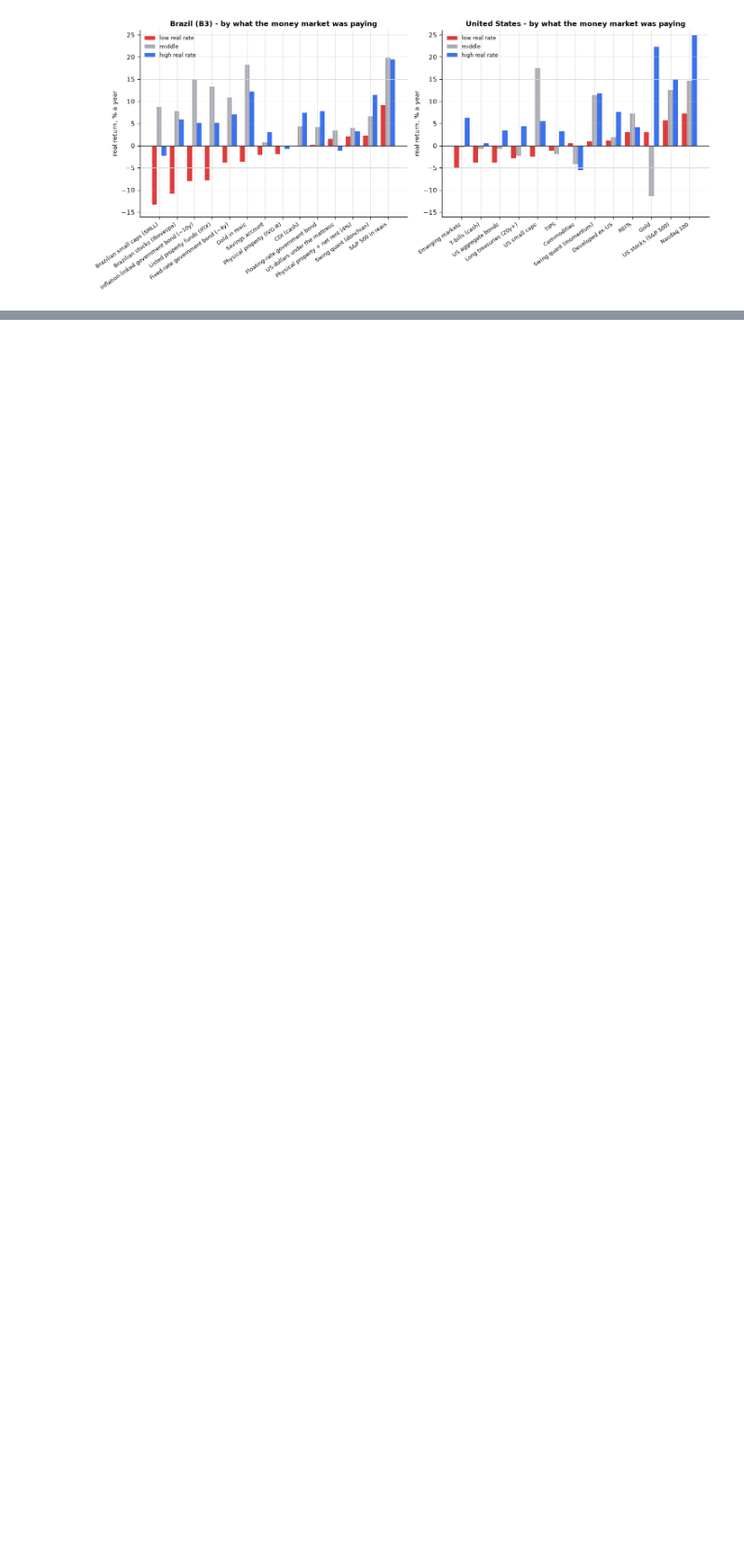
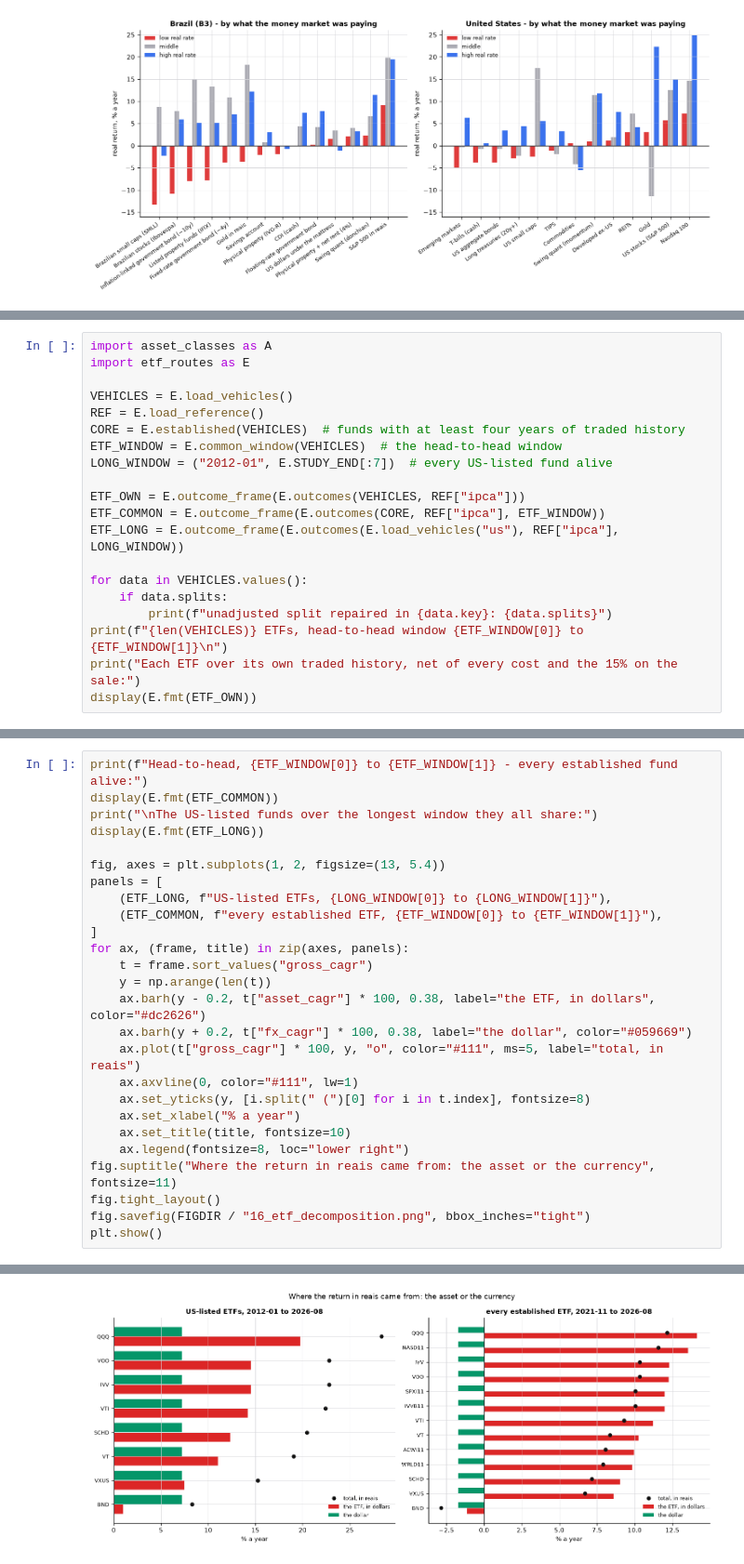
Before and after one commit to jeffev/swing-quant, a Jupyter notebook: notebooks/swing_vs_investing.ipynb, the cells around one changed output, grey strips where cells are left out. Shown at 93% size. Drawn from its saved outputs; the diff is of its cells as text; blank space fills up the shorter version.

```diff
--- a/notebooks/swing_vs_investing.ipynb
+++ b/notebooks/swing_vs_investing.ipynb
@@ -1588,0 +1613,20 @@ plt.show()
+# %%
+import asset_classes as A
+import etf_routes as E
+
+VEHICLES = E.load_vehicles()
+REF = E.load_reference()
+CORE = E.established(VEHICLES)  # funds with at least four years of traded history
+ETF_WINDOW = E.common_window(VEHICLES)  # the head-to-head window
+LONG_WINDOW = ("2012-01", E.STUDY_END[:7])  # every US-listed fund alive
+
+ETF_OWN = E.outcome_frame(E.outcomes(VEHICLES, REF["ipca"]))
+ETF_COMMON = E.outcome_frame(E.outcomes(CORE, REF["ipca"], ETF_WINDOW))
+ETF_LONG = E.outcome_frame(E.outcomes(E.load_vehicles("us"), REF["ipca"], LONG_WINDOW))
+
+for data in VEHICLES.values():
+    if data.splits:
+        print(f"unadjusted split repaired in {data.key}: {data.splits}")
+print(f"{len(VEHICLES)} ETFs, head-to-head window {ETF_WINDOW[0]} to {ETF_WINDOW[1]}\n")
+print("Each ETF over its own traded history, net of every cost and the 15% on the sale:")
+display(E.fmt(ETF_OWN))
@@ -1588,0 +1662,27 @@ plt.show()
+# %%
+print(f"Head-to-head, {ETF_WINDOW[0]} to {ETF_WINDOW[1]} - every established fund alive:")
+display(E.fmt(ETF_COMMON))
+print("\nThe US-listed funds over the longest window they all share:")
+display(E.fmt(ETF_LONG))
+
+fig, axes = plt.subplots(1, 2, figsize=(13, 5.4))
+panels = [
+    (ETF_LONG, f"US-listed ETFs, {LONG_WINDOW[0]} to {LONG_WINDOW[1]}"),
+    (ETF_COMMON, f"every established ETF, {ETF_WINDOW[0]} to {ETF_WINDOW[1]}"),
+]
+for ax, (frame, title) in zip(axes, panels):
+    t = frame.sort_values("gross_cagr")
+    y = np.arange(len(t))
+    ax.barh(y - 0.2, t["asset_cagr"] * 100, 0.38, label="the ETF, in dollars", color="#dc2626")
+    ax.barh(y + 0.2, t["fx_cagr"] * 100, 0.38, label="the dollar", color="#059669")
+    ax.plot(t["gross_cagr"] * 100, y, "o", color="#111", ms=5, label="total, in reais")
+    ax.axvline(0, color="#111", lw=1)
+    ax.set_yticks(y, [i.split(" (")[0] for i in t.index], fontsize=8)
+    ax.set_xlabel("% a year")
+    ax.set_title(title, fontsize=10)
+    ax.legend(fontsize=8, loc="lower right")
+fig.suptitle("Where the return in reais came from: the asset or the currency", fontsize=11)
+fig.tight_layout()
+fig.savefig(FIGDIR / "16_etf_decomposition.png", bbox_inches="tight")
+plt.show()
+# %% [output]
@@ -1588,0 +1714 @@ plt.show()
+[figure, added]
```
Also changed, not shown: parts of 18 cells of this notebook, 5 other files.
